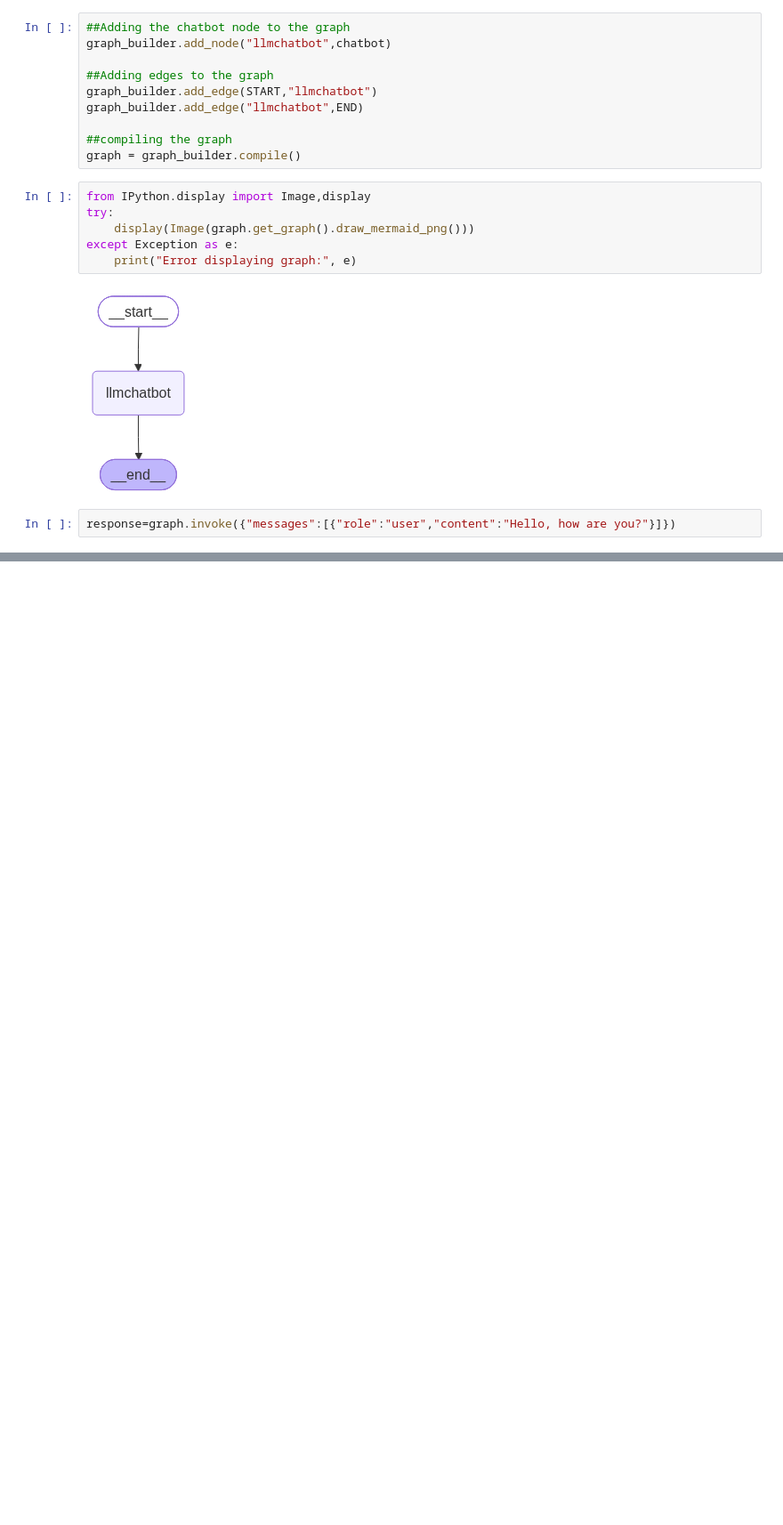
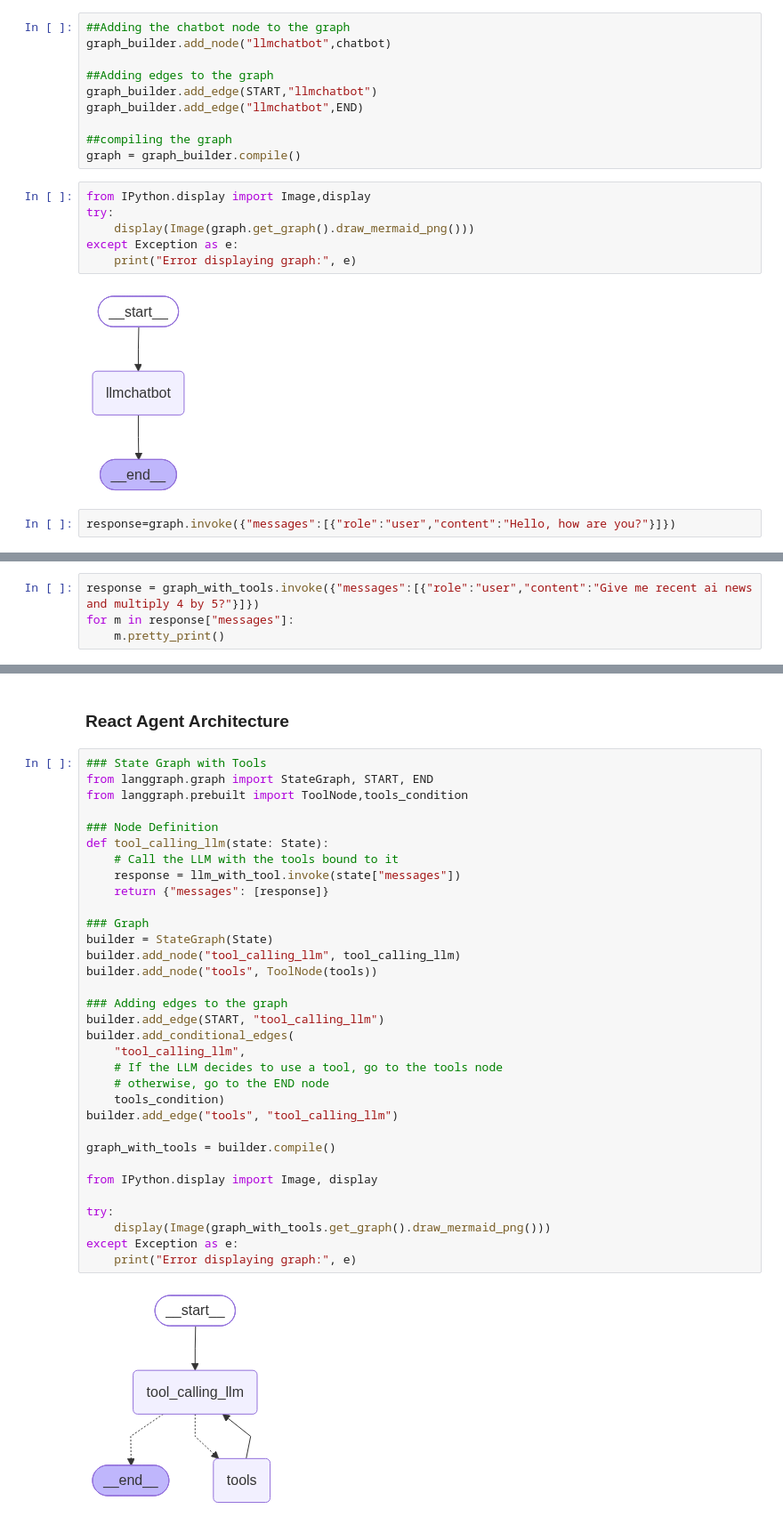
Before and after one commit to surveabhishek688/Agenticlanggraph, a Jupyter notebook: 1-BasicChatBot/1-basicchatbot.ipynb, the cells around one changed output, grey strips where cells are left out. Shown at 89% size. Saved outputs shown, nothing was run; the diff lists cells and outputs as text; blank space fills up the shorter version.

```diff
--- a/1-BasicChatBot/1-basicchatbot.ipynb
+++ b/1-BasicChatBot/1-basicchatbot.ipynb
@@ -66,0 +192,4 @@ response["messages"]
+# %%
+response = graph_with_tools.invoke({"messages":[{"role":"user","content":"Give me recent ai news and multiply 4 by 5?"}]})
+for m in response["messages"]:
+    m.pretty_print()
@@ -66,0 +213,37 @@ response["messages"]
+# %% [markdown]
+### React Agent Architecture
+# %%
+### State Graph with Tools
+from langgraph.graph import StateGraph, START, END
+from langgraph.prebuilt import ToolNode,tools_condition
+
+### Node Definition
+def tool_calling_llm(state: State):
+    # Call the LLM with the tools bound to it
+    response = llm_with_tool.invoke(state["messages"])
+    return {"messages": [response]}
+
+### Graph
+builder = StateGraph(State)
+builder.add_node("tool_calling_llm", tool_calling_llm)
+builder.add_node("tools", ToolNode(tools))
+
+### Adding edges to the graph
+builder.add_edge(START, "tool_calling_llm")
+builder.add_conditional_edges(
+    "tool_calling_llm",
+    # If the LLM decides to use a tool, go to the tools node
+    # otherwise, go to the END node
+    tools_condition)
+builder.add_edge("tools", "tool_calling_llm")
+
+graph_with_tools = builder.compile()
+
+from IPython.display import Image, display
+
+try:
+    display(Image(graph_with_tools.get_graph().draw_mermaid_png()))
+except Exception as e:
+    print("Error displaying graph:", e)
+# %% [output]
+[figure, added]
```
Also changed, not shown: parts of 30 cells of this notebook, 5 other files.
